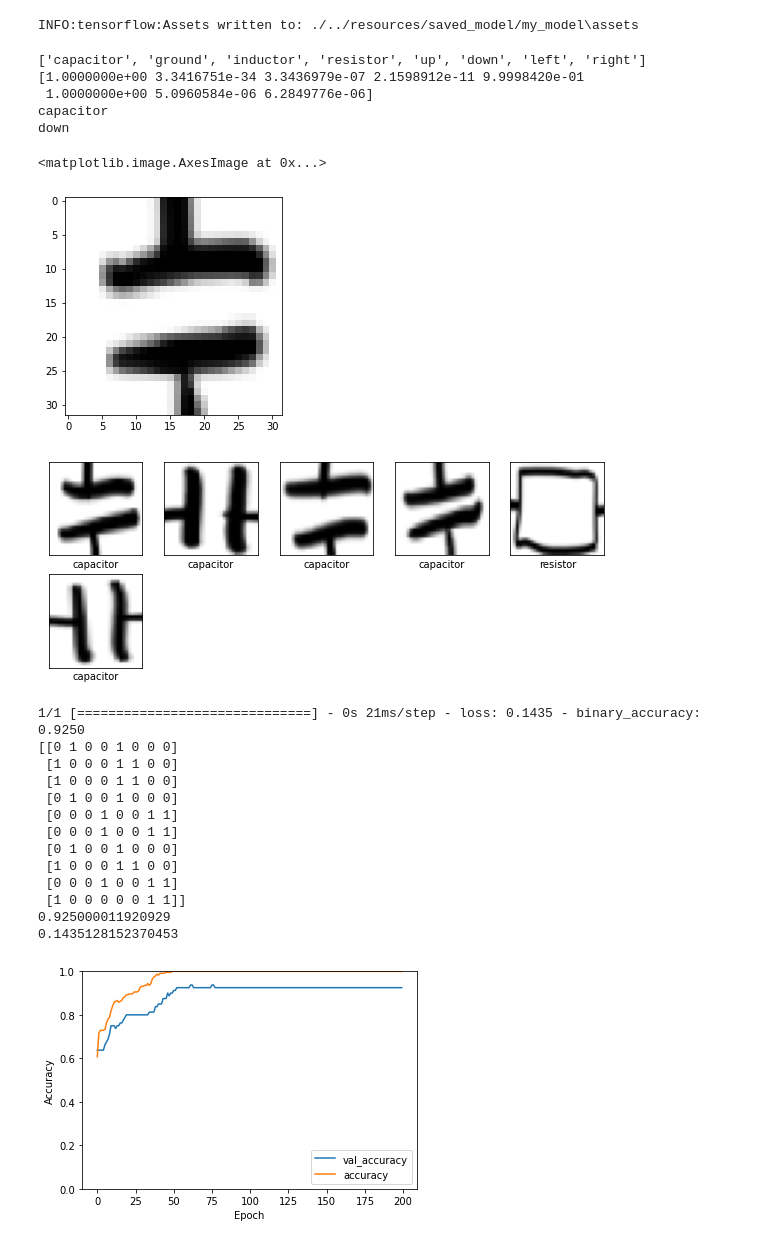
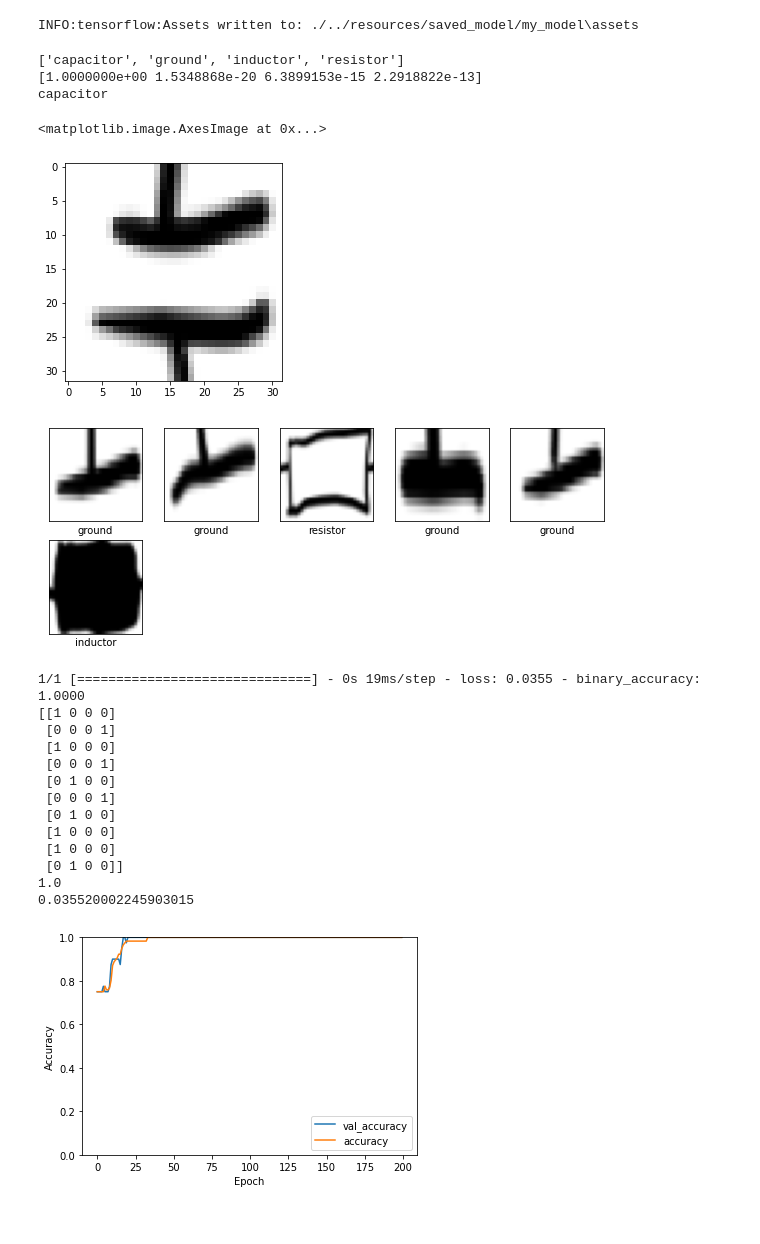
Before and after one commit to Chris022/smarter-circuits, a Jupyter notebook: dev/componentRecognition.ipynb, the cells around one changed output. Saved outputs shown, nothing was run; the diff lists cells and outputs as text; code cells hidden in the pictures.

```diff
--- a/dev/componentRecognition.ipynb
+++ b/dev/componentRecognition.ipynb
@@ -36,11 +36,11 @@ for class_name in class_names:
         image = convertImg(utils.loadImage(path='./../resources/trainData_new/{class_name}'.format(class_name=class_name), name=data[i], resize=(32,32)))
         #image = convertImg(utils.loadImage(path='./trainData/{class_name}'.format(class_name=class_name), name=data[i], resize=(32,32)))
 
-        label = [0 for i in range(0,len(class_names) + 4)]
-        if 'u' in data[i]: label[len(label)-4] = 1
-        if 'd' in data[i]: label[len(label)-3] = 1
-        if 'l' in data[i]: label[len(label)-2] = 1
-        if 'r' in data[i]: label[len(label)-1] = 1
+        label = [0 for i in range(0,len(class_names))]# + 4)]
+        #if 'u' in data[i]: label[len(label)-4] = 1
+        #if 'd' in data[i]: label[len(label)-3] = 1
+        #if 'l' in data[i]: label[len(label)-2] = 1
+        #if 'r' in data[i]: label[len(label)-1] = 1
         label[class_names.index(class_name)] = 1
 
         if(i/len(data) < ratio):
@@ -48,7 +48,7 @@ for class_name in class_names:
         else:
             test_data.append((image,label))
 
-class_names += ['up', 'down', 'left', 'right']
+#class_names += ['up', 'down', 'left', 'right']
 print(class_names)
 
 random.shuffle(train_data)
@@ -105,7 +105,7 @@ model.add(layers.Conv2D(64, (3, 3), activation='relu'))
 model.add(layers.Flatten())
 model.add(layers.Dense(64, activation='relu'))
 #model.add(layers.Dense(len(class_names)))
-model.add(layers.Dense(len(class_names), activation='sigmoid'))
+model.add(layers.Dense(len(class_names), activation='softmax'))
 
 model.summary()
 # %% [output]
@@ -203,34 +204,34 @@ img = test_images[2]
 predictions_single = model.predict(img.reshape(-1,32,32,1))[0]
 print(class_names)
 print(predictions_single)
-print(class_names[np.where(predictions_single[:-4] == np.amax(predictions_single[:-4]))[0][0]])
-print(class_names[np.where(predictions_single[-4:] == np.amax(predictions_single[-4:]))[0][0] + len(class_names) - 4])
+print(class_names[np.argmax(predictions_single)])
+#print(class_names[np.where(predictions_single[:-4] == np.amax(predictions_single[:-4]))[0][0]])
+#print(class_names[np.where(predictions_single[-4:] == np.amax(predictions_single[-4:]))[0][0] + len(class_names) - 4])
 
 plt.imshow(img, cmap='gray')
 # %% [output]
-['capacitor', 'ground', 'inductor', 'resistor', 'up', 'down', 'left', 'right']
-[1.0000000e+00 3.3416751e-34 3.3436979e-07 2.1598912e-11 9.9998420e-01
- 1.0000000e+00 5.0960584e-06 6.2849776e-06]
+['capacitor', 'ground', 'inductor', 'resistor']
+[1.0000000e+00 1.5348868e-20 6.3899153e-15 2.2918822e-13]
 capacitor
-down
 <matplotlib.image.AxesImage at 0x...>
-[figure, old version]
+[figure, new version]
 # %%
 plt.figure(figsize=(10,10))
 for i in range(6):
     plt.subplot(5,5,i+1)
     plt.xticks([])
     plt.yticks([])
     plt.grid(False)
     plt.imshow(train_images[i], cmap='gray')
 
     predictions_single = model.predict(train_images[i].reshape(-1,32,32,1))[0]
     # The CIFAR labels happen to be arrays,
     # which is why you need the extra index
-    plt.xlabel(class_names[np.where(predictions_single[:-4] == np.amax(predictions_single[:-4]))[0][0]])
+    plt.xlabel(class_names[np.argmax(predictions_single)])
+    #plt.xlabel(class_names[np.where(predictions_single[:-4] == np.amax(predictions_single[:-4]))[0][0]])
 plt.show()
 # %% [output]
-[figure, old version]
+[figure, new version]
 # %%
 plt.plot(history.history['val_binary_accuracy'], label='val_accuracy')
 plt.plot(history.history['binary_accuracy'], label = 'accuracy')
@@ -245,17 +246,17 @@ print(test_labels)
 print(test_acc)
 print(test_loss)
 # %% [output]
-1/1 [==============================] - 0s 21ms/step - loss: 0.1435 - binary_accuracy: 0.9250
-[[0 1 0 0 1 0 0 0]
- [1 0 0 0 1 1 0 0]
- [1 0 0 0 1 1 0 0]
- [0 1 0 0 1 0 0 0]
- [0 0 0 1 0 0 1 1]
- [0 0 0 1 0 0 1 1]
- [0 1 0 0 1 0 0 0]
- [1 0 0 0 1 1 0 0]
- [0 0 0 1 0 0 1 1]
- [1 0 0 0 0 0 1 1]]
-0.925000011920929
-0.1435128152370453
+1/1 [==============================] - 0s 19ms/step - loss: 0.0355 - binary_accuracy: 1.0000
+[[1 0 0 0]
+ [0 0 0 1]
+ [1 0 0 0]
+ [0 0 0 1]
+ [0 1 0 0]
+ [0 0 0 1]
+ [0 1 0 0]
+ [1 0 0 0]
+ [1 0 0 0]
+ [0 1 0 0]]
+1.0
+0.035520002245903015
-[figure, old version]
+[figure, new version]
```
Also changed, not shown: parts of 5 cells of this notebook, 4 other files.
